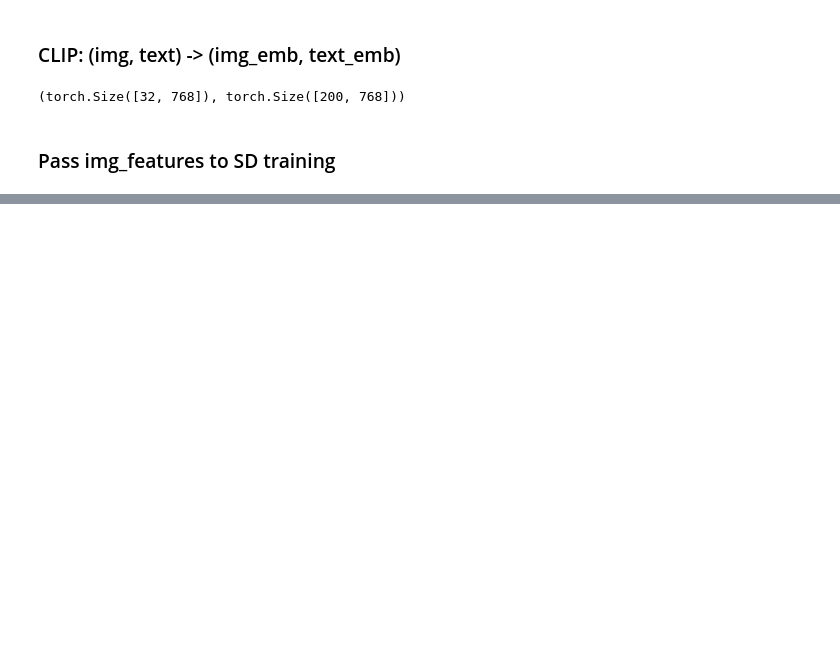
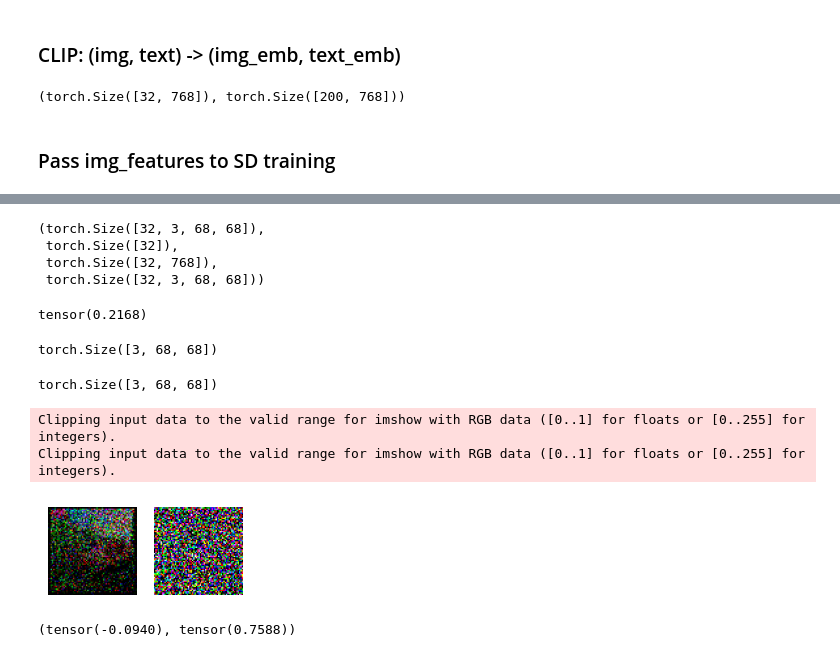
Before and after one commit to dumbdude00/dumbAI, a Jupyter notebook: 03_collate_CLIP.ipynb, the cells around one changed output, grey strips where cells are left out. Cells and saved outputs as stored; diff of their text form; code cells hidden in the pictures; blank space fills up the shorter version.

```diff
--- a/03_collate_CLIP.ipynb
+++ b/03_collate_CLIP.ipynb
@@ -104,19 +108,3 @@ image_features /= image_features.norm(dim=-1, keepdim=True)
 text_features /= text_features.norm(dim=-1, keepdim=True)
 # %% [markdown]
 ### Pass img_features to SD training
-# %%
-#| export
-def abar(t): return (t*math.pi/2).cos()**2
-def inv_abar(x): return x.sqrt().acos()*2/math.pi
-
-def noisify(x0):
-    device = x0.device
-    n = len(x0)
-    t = torch.rand(n,).to(x0).clamp(0,0.999)
-    ε = torch.randn(x0.shape, device=device)
-    abar_t = abar(t).reshape(-1, 1, 1, 1).to(device)
-    xt = abar_t.sqrt()*x0 + (1-abar_t).sqrt()*ε
-    return (xt, t.to(device)), ε
-
-def collate_ddpm(b): return noisify(default_collate(b)[xl])
-def dl_ddpm(ds): return DataLoader(ds, batch_size=bs, collate_fn=collate_ddpm, num_workers=1)
@@ -122,0 +128,2 @@ def dl_ddpm(ds): return DataLoader(ds, batch_size=bs, collate_fn=collate_ddpm, n
+# %%
+def dl_ddpm(ds): return DataLoader(ds, batch_size=bs, collate_fn=collate_ddpm, num_workers=0)
@@ -130,12 +147,6 @@ def collate_ddpm(b):
     with torch.no_grad():
         image_features = model.get_image_features(image_input)
     return (xt,t,image_features),eps
-# %%
-@inplace
-def transformi(b): b[xl] = [F.pad( (torch.ones([3,1,1])*TF.to_tensor(o))  , (2,2,2,2))-0.5 for o in b[xl]]
-
-tds = dsd.with_transform(transformi)
-dls = DataLoaders(dl_ddpm(tds['train']), dl_ddpm(tds['valid']))
-
-dl = dls.train
-(xt,t,image_features),eps = b = next(iter(dl))
+# %%
+@inplace
+def transformi(b): b[xl] = [ (torch.ones([3,1,1])*TF.to_tensor(o)) for o in b[xl]]
@@ -141,0 +164,29 @@ dl = dls.train
+# %%
+xt.shape, t.shape, image_features.shape, eps.shape
+# %% [output]
+(torch.Size([32, 3, 68, 68]),
+ torch.Size([32]),
+ torch.Size([32, 768]),
+ torch.Size([32, 3, 68, 68]))
+# %%
+t[0]
+# %% [output]
+tensor(0.2168)
+# %%
+xt[0].shape
+# %% [output]
+torch.Size([3, 68, 68])
+# %%
+eps[0].shape
+# %% [output]
+torch.Size([3, 68, 68])
+# %%
+show_images(torch.cat([ xt[0][None,:,:,:], eps[0][None,:,:,:]  ]), figsize=(2.5,2.5))
+# %% [output]
+Clipping input data to the valid range for imshow with RGB data ([0..1] for floats or [0..255] for integers).
+Clipping input data to the valid range for imshow with RGB data ([0..1] for floats or [0..255] for integers).
+[figure, added]
+# %%
+torch.mean(xt), torch.std(xt)
+# %% [output]
+(tensor(-0.0940), tensor(0.7588))
```
Also changed, not shown: parts of 8 cells of this notebook.
